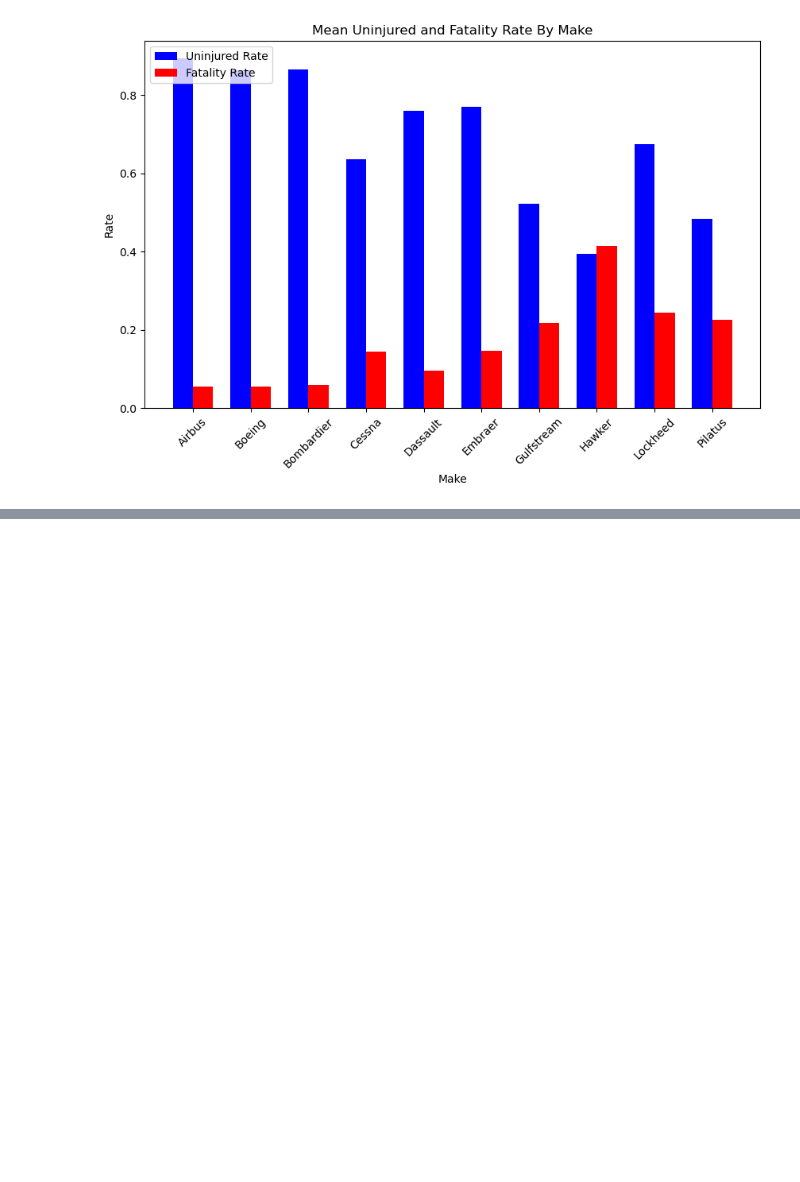
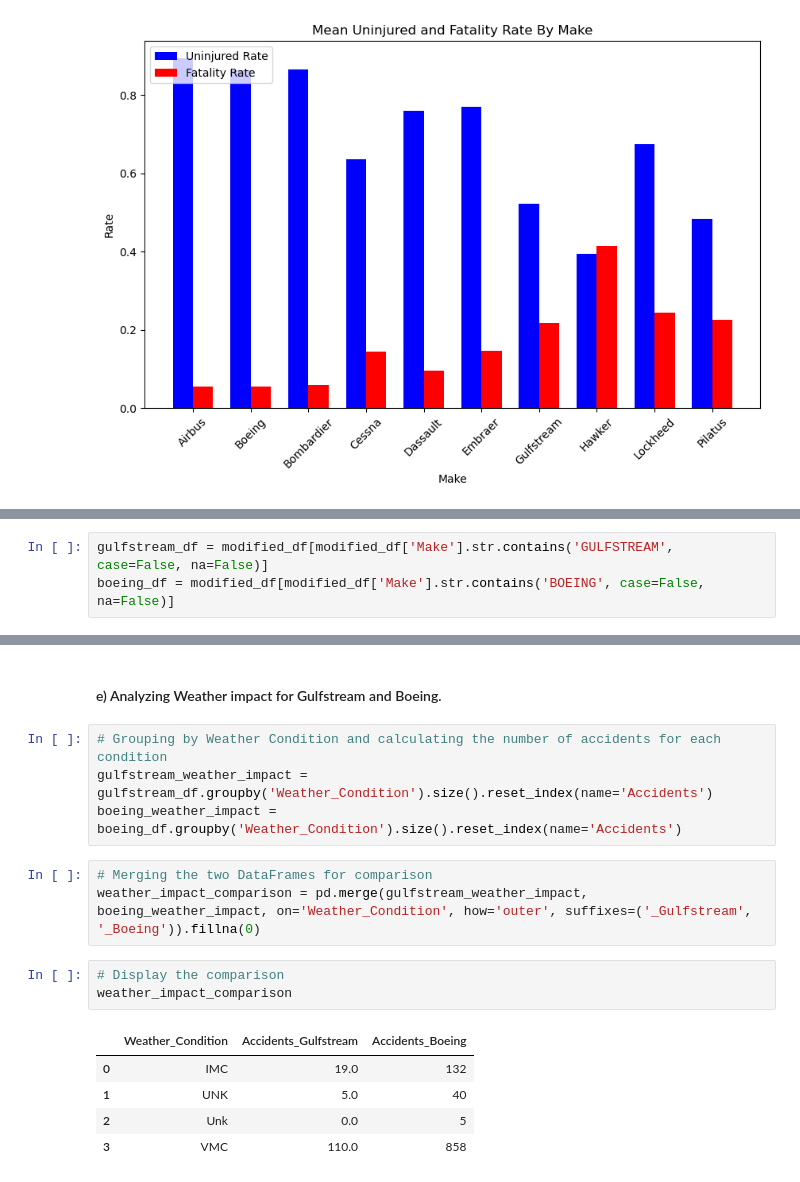
Before and after one commit to Nkatha-Imanene/AVIATION-PROJECT, a Jupyter notebook: index.ipynb, the cells around one changed output, grey strips where cells are left out. Drawn from its saved outputs; the diff is of its cells as text; blank space fills up the shorter version.

```diff
--- a/index.ipynb
+++ b/index.ipynb
@@ -386,0 +390,3 @@ plt.show()
+# %%
+gulfstream_df = modified_df[modified_df['Make'].str.contains('GULFSTREAM', case=False, na=False)]
+boeing_df = modified_df[modified_df['Make'].str.contains('BOEING', case=False, na=False)]
@@ -386,0 +411,18 @@ plt.show()
+# %% [markdown]
+#### e) Analyzing Weather impact for Gulfstream and Boeing.
+# %%
+# Grouping by Weather Condition and calculating the number of accidents for each condition
+gulfstream_weather_impact = gulfstream_df.groupby('Weather_Condition').size().reset_index(name='Accidents')
+boeing_weather_impact = boeing_df.groupby('Weather_Condition').size().reset_index(name='Accidents')
+# %%
+# Merging the two DataFrames for comparison
+weather_impact_comparison = pd.merge(gulfstream_weather_impact, boeing_weather_impact, on='Weather_Condition', how='outer', suffixes=('_Gulfstream', '_Boeing')).fillna(0)
+# %%
+# Display the comparison
+weather_impact_comparison
+# %% [output]
+|  | Weather_Condition | Accidents_Gulfstream | Accidents_Boeing |
+| 0 | IMC | 19.0 | 132 |
+| 1 | UNK | 5.0 | 40 |
+| 2 | Unk | 0.0 | 5 |
+| 3 | VMC | 110.0 | 858 |
```
Also changed, not shown: parts of 20 cells of this notebook, 3 other files.
